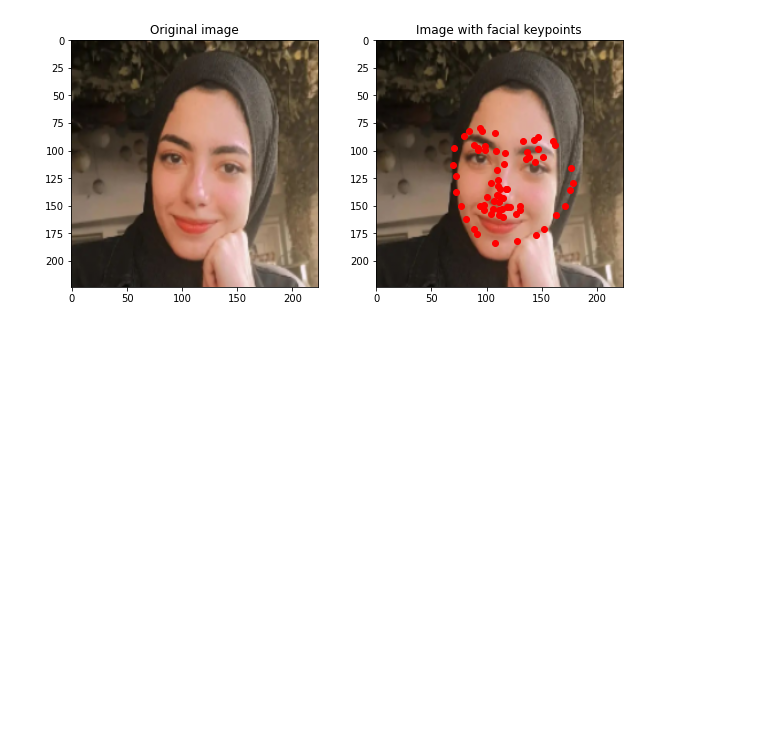
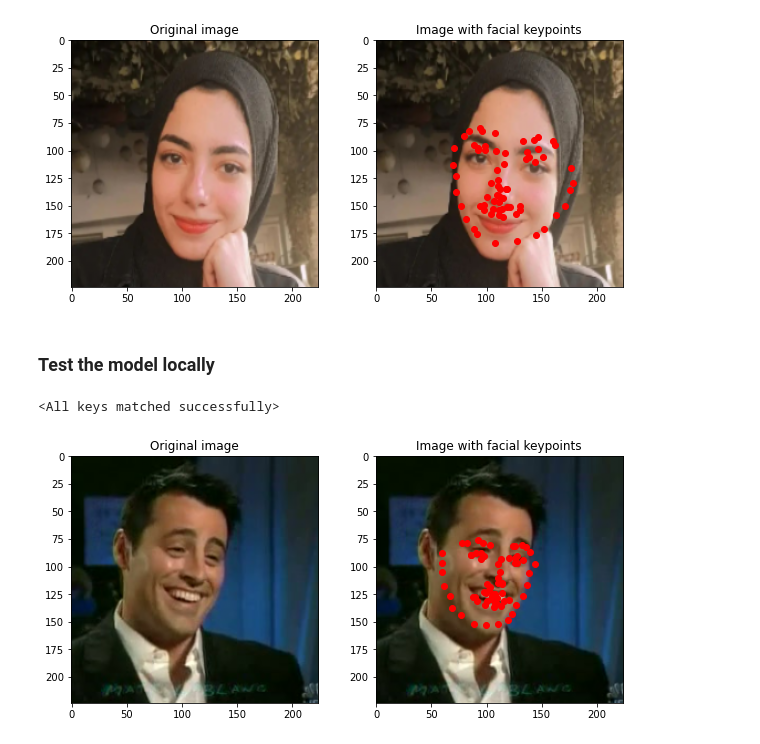
Before and after one commit to moaaztaha/Computer-Vision, a Jupyter notebook: Facial Keypoints Detection/Facial_Keypoints_Detection_03_Scale_and_RandomCrops.ipynb, the cells around one changed output. Cells and saved outputs as stored; diff of their text form; code cells hidden in the pictures; blank space fills up the shorter version.

```diff
--- a/Facial Keypoints Detection/Facial_Keypoints_Detection_03_Scale_and_RandomCrops.ipynb
+++ b/Facial Keypoints Detection/Facial_Keypoints_Detection_03_Scale_and_RandomCrops.ipynb
@@ -459,3 +447,32 @@ plt.grid(False)
 plt.show()
 # %% [output]
 [figure]
+# %% [markdown]
+### Test the model locally
+# %%
+# load best model
+model.load_state_dict(torch.load('models/03.pth'))
+# %% [output]
+<All keys matched successfully>
+# %%
+# ix = 3
+img_path = 'data/test/Matt_LeBlanc_00.jpg'
+plt.figure(figsize=(10,10))
+plt.subplot(221)
+plt.title('Original image')
+# im = test_dataset.load_img(ix)
+img = load_img(img_path)
+plt.imshow(img)
+plt.grid(False)
+plt.subplot(222)
+plt.title('Image with facial keypoints')
+plt.imshow(img)
+img = load_img(img_path, infer=True)
+model.eval()
+with torch.no_grad():
+    kp = model(img[None]).flatten().detach().cpu()
+plt.scatter(kp[:68]*224, kp[68:]*224, c='r')
+plt.grid(False)
+plt.show()
+# %% [output]
+[figure, added]
```
Also changed, not shown: parts of 3 cells of this notebook, 1 other file.
